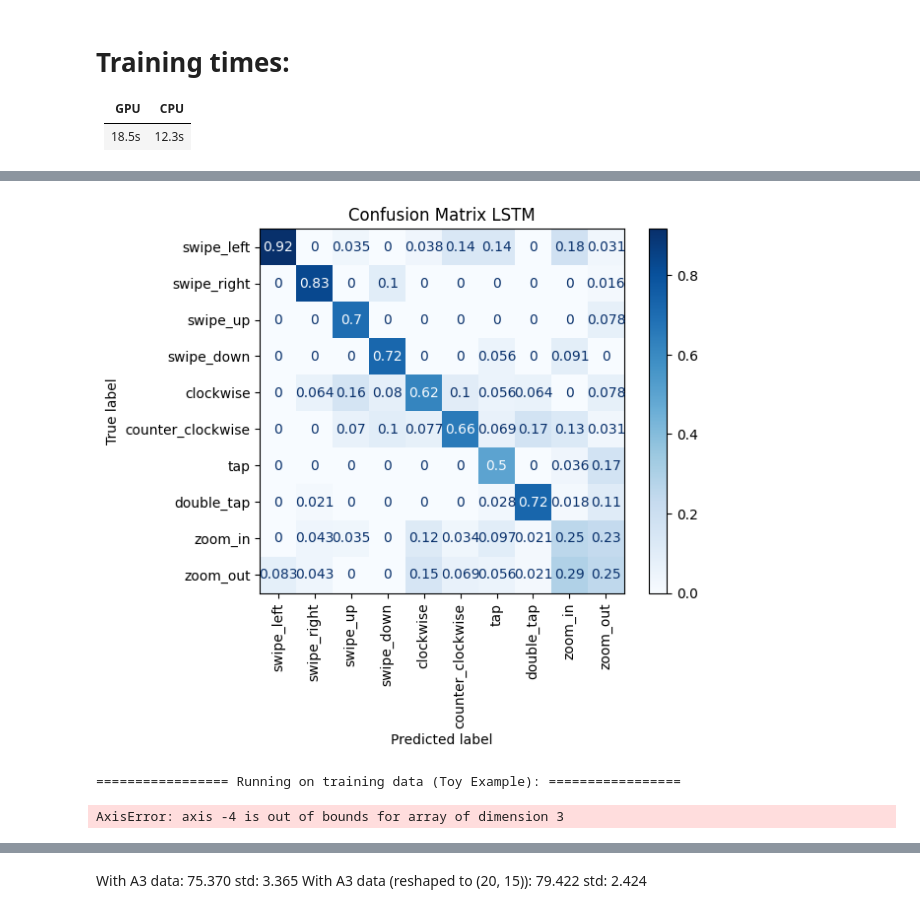
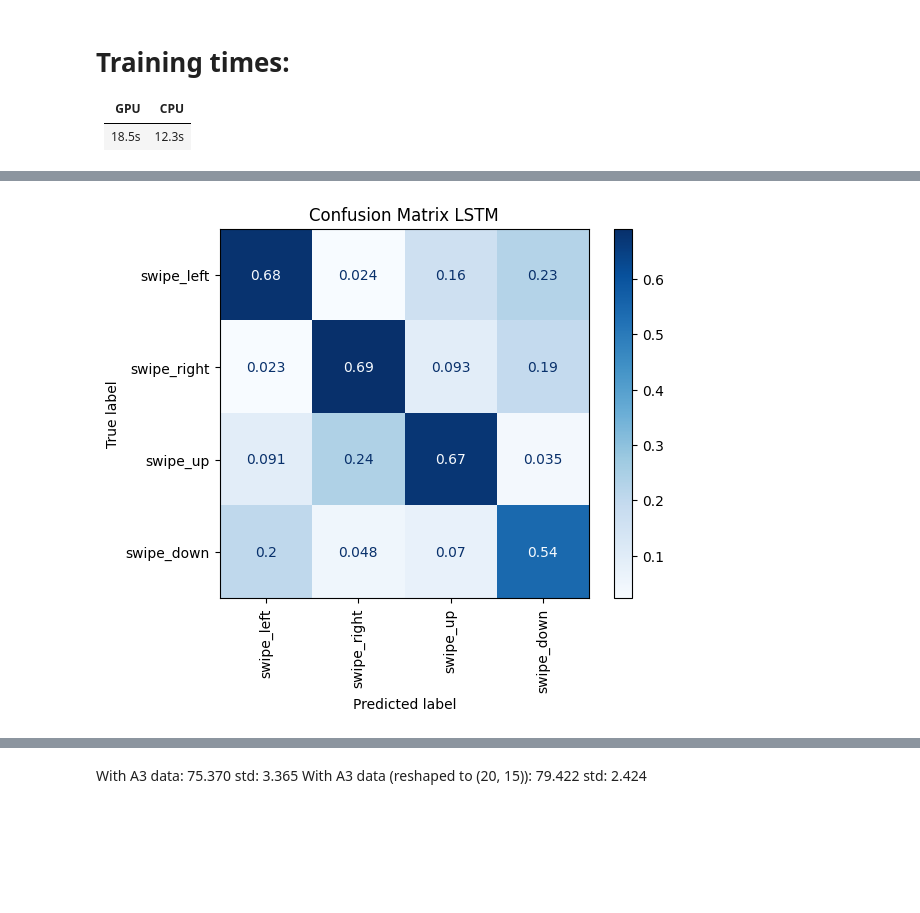
Before and after one commit to SemvandenBroek/CSE3000-gestures, a Jupyter notebook: ml-dev/test_data.ipynb, the cells around one changed output, grey strips where cells are left out. Saved outputs shown, nothing was run; the diff lists cells and outputs as text; code cells hidden in the pictures; blank space fills up the shorter version.

Commit message:
Some improvements on getting the models working on the microcontroller

```diff
--- a/ml-dev/test_data.ipynb
+++ b/ml-dev/test_data.ipynb
@@ -280,7 +288,7 @@ def split_new(dataset, ratio: float = 0.7):
 
     return train, test
 
-def extract_features(data: dict, expected_input_shape = (100, 3), dtype = np.float32):
+def extract_features(data: dict, num_classes = len(Gestures), expected_input_shape = (100, 3), dtype = np.float32):
     candidates = []
     x_data = []
     y_data = []
@@ -295,7 +303,7 @@ def extract_features(data: dict, expected_input_shape = (100, 3), dtype = np.flo
             except AssertionError:
                 log.error("Could not load gesture %s of participant %s (expected shape: %s but got %s)" % (measurement['gesture'], candidate, expected_input_shape, measurement['data'].shape))
 
-    return candidates, np.array(x_data, dtype=dtype), to_categorical(y_data, len(Gestures))
+    return candidates, np.array(x_data, dtype=dtype), to_categorical(y_data, num_classes)
 
 def preprocess_pipeline(data: list, expected_input_shape = (100, 3), dtype = np.int16, reshape_shape = (20, 15)):
     for measurement in data:
@@ -303,7 +311,7 @@ def preprocess_pipeline(data: list, expected_input_shape = (100, 3), dtype = np.
             assert measurement['data'].shape == expected_input_shape
 
             measurement['data'] = normalize_all_photodiode_dataset(measurement['data'])
-            measurement['data'] = measurement['data'].reshape(reshape_shape)
+            # measurement['data'] = measurement['data'].reshape(reshape_shape)
         except AssertionError:
             data.remove(measurement)
             log.error("Could not preprocess gesture %s of participant %s (expected shape: %s but got %s), removed from dataset" % (measurement['gesture'], measurement['candidate'], expected_input_shape, measurement['data'].shape))
@@ -720,7 +695,7 @@ fig.show()
 USE_GPU = False
 device = "/device:GPU:0" if USE_GPU else "/device:CPU:0"
 
-def build_lstm_stateless_model(lstm_units, dense_1_units, dense_1, dropout, input_shape):
+def build_lstm_stateless_model(lstm_units, dense_1_units, dense_1, dropout, input_shape, num_classes = len(Gestures)):
     # https://towardsdatascience.com/time-series-classification-for-human-activity-recognition-with-lstms-using-tensorflow-2-and-keras-b816431afdff
     model = keras.Sequential(name="LSTM_Stateless")
 
@@ -729,7 +704,7 @@ def build_lstm_stateless_model(lstm_units, dense_1_units, dense_1, dropout, inpu
 
     # Extra
     if dropout:
-        model.add(layers.Dropout(rate=0.25, name="dropout"))
+        model.add(layers.Dropout(rate=0.5, name="dropout"))
 
     # TODO: Try removing this dense layer
     if dense_1:
@@ -738,7 +713,7 @@ def build_lstm_stateless_model(lstm_units, dense_1_units, dense_1, dropout, inpu
     model.add(layers.Flatten())
 
     # Output stage
-    model.add(layers.Dense(len(Gestures), activation="softmax", name="predictions"))
+    model.add(layers.Dense(num_classes, activation="softmax", name="predictions"))
     # model.compile(loss='categorical_crossentropy', optimizer='adam', metrics=['acc', 'mae'])
     model.summary()
     return model
@@ -772,15 +745,21 @@ USE_GPU = True
 device = "/device:GPU:0" if USE_GPU else "/device:CPU:0"
 
 with tf.device(device):
+    early_stop_cb = EarlyStopping(
+        monitor='val_categorical_accuracy',
+        mode='max',
+        patience=10
+    )
+
     start = time.perf_counter()
     # Do we need to reset the states inbetween?
 
-    model_lstm_stateless = build_lstm_stateless_model(128, 32, False, True, rnn_shape)
-    model_lstm_stateless.compile(loss='categorical_crossentropy', optimizer='adam', metrics=['acc', 'mae'])
+    model_lstm_stateless = build_lstm_stateless_model(4, 32, False, True, rnn_shape, num_classes=len(filtered_gestures_list))
+    model_lstm_stateless.compile(loss='categorical_crossentropy', optimizer='adam', metrics=['acc', 'mae', 'categorical_accuracy'])
 
     print(x_train.shape)
     print(y_train.shape)
-    lstm_stateless_history = model_lstm_stateless.fit(x_train, y_train, epochs=80, batch_size=16, shuffle=False, validation_data=(x_test, y_test), verbose=0)
+    lstm_stateless_history = model_lstm_stateless.fit(x_train, y_train, epochs=80, batch_size=16, shuffle=False, validation_data=(x_test, y_test), callbacks=[early_stop_cb], verbose=0)
 
     end = time.perf_counter()
     print("Training took %0.1f seconds" % (end - start))
@@ -824,6 +820,6 @@ visualkeras.layered_view(model_lstm_stateless, font=font, min_xy=160, scale_z=1,
 # %%
 y_pred = model_lstm_stateless.predict(x_test)
-ConfusionMatrixDisplay.from_predictions(np.argmax(y_test, axis=1), np.argmax(y_pred, axis=1), normalize='pred', cmap='Blues', display_labels=Gestures, xticks_rotation='vertical')
+ConfusionMatrixDisplay.from_predictions(np.argmax(y_test, axis=1), np.argmax(y_pred, axis=1), normalize='pred', cmap='Blues', display_labels=filtered_gestures_list, xticks_rotation='vertical')
 
 plt.title("Confusion Matrix LSTM")
 plt.savefig('output_figures/confusion_matrix_lstm.svg', bbox_inches="tight")
@@ -835,19 +847,4 @@ DEBUG:matplotlib.colorbar:locator: <matplotlib.ticker.AutoLocator object at 0x..
-[figure, old version]
+[figure, new version]
-# %%
-print("================= Running on training data (Toy Example): =================")
-for i in range(x_train_normalized.shape[0]):
-    test_sample = np.expand_dims(x_train_normalized[i], -4)
-    test_prediction = model_lstm_stateless.predict(test_sample)
-    print("Prediction: %s, actual: %s" % (Gestures(np.argmax(test_prediction)), Gestures(np.argmax(y_train[i]))))
-
-print("\n\n================= Running on testing data: =================")
-for i in range(x_test_normalized.shape[0]):
-    test_sample = np.expand_dims(x_test_normalized[i], -4)
-    test_prediction = model_lstm_stateless.predict(test_sample)
-    print("Prediction: %s, actual: %s" % (Gestures(np.argmax(test_prediction)), Gestures(np.argmax(y_test[i]))))
-# %% [output]
-================= Running on training data (Toy Example): =================
-AxisError: axis -4 is out of bounds for array of dimension 3
 # %%
 # K-Fold validation
 model = build_lstm_stateless_model(128, 256, False, True, rnn_shape)
```
Also changed, not shown: parts of 26 cells of this notebook, 5 other files.
